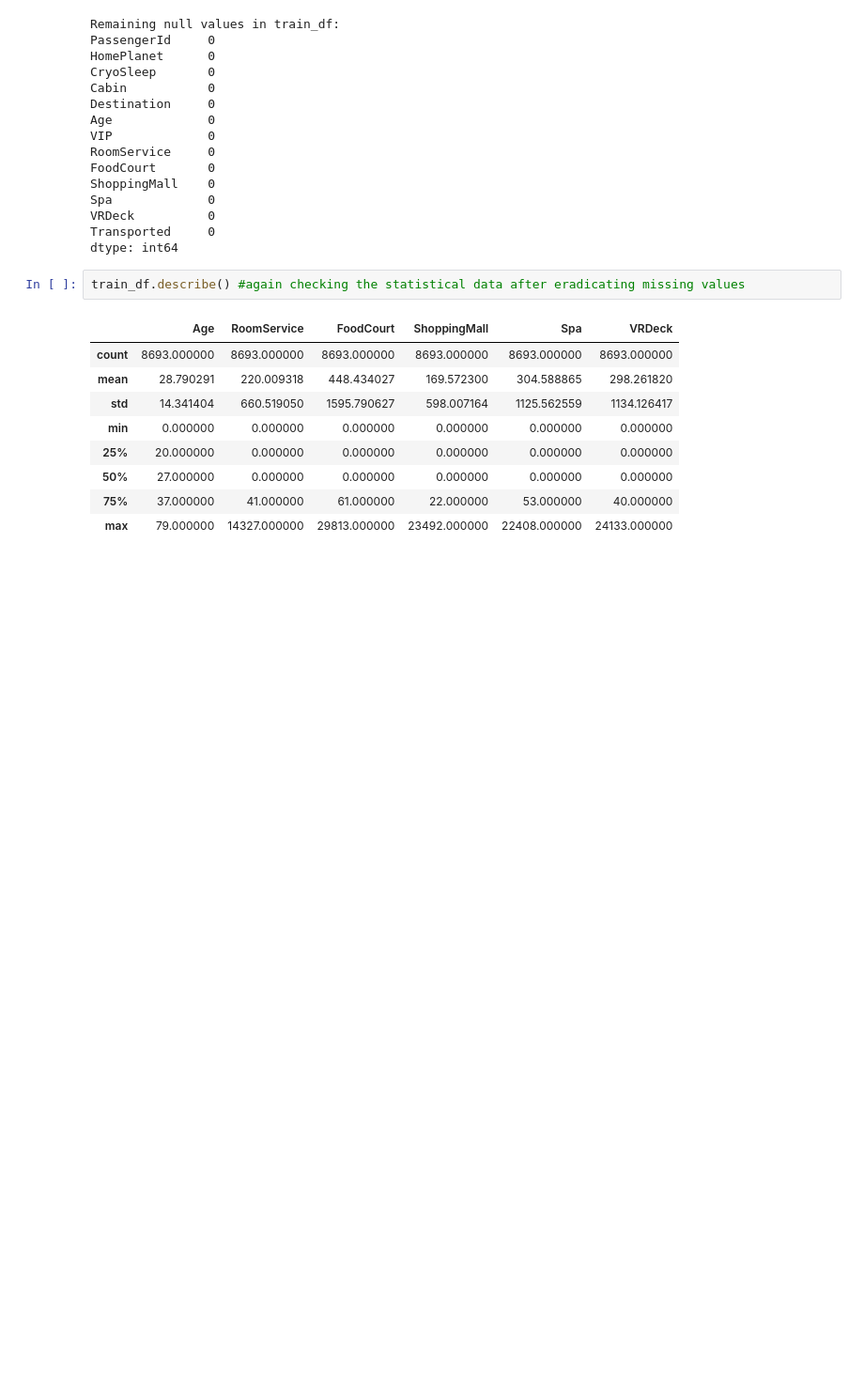
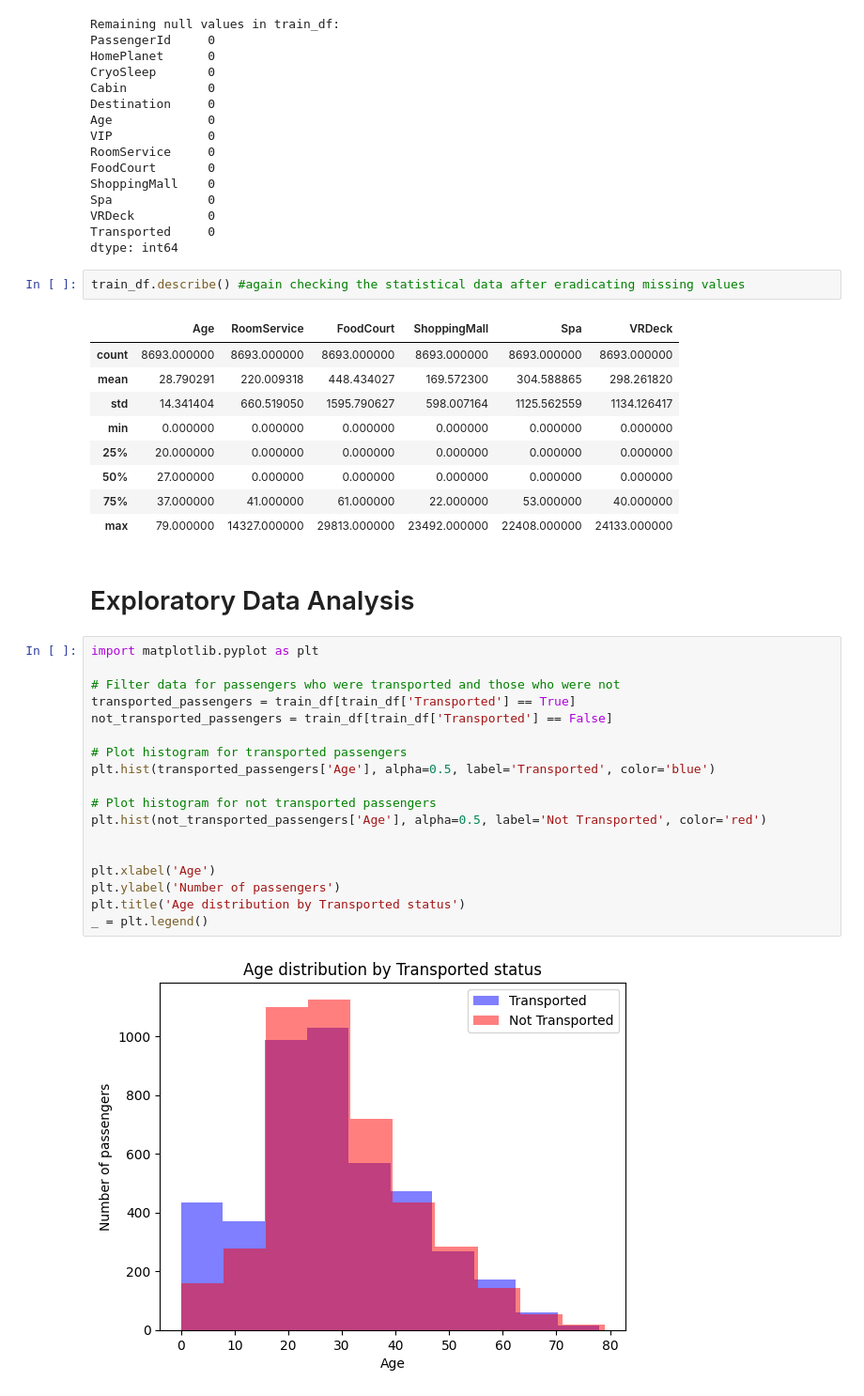
Before and after one commit to 7PAM2015-0105-2023-TEAM17/Kaggle-Challenge-Team-17, a Jupyter notebook: kaggle_Challenge_TEAM_17.ipynb, the cells around one changed output. Shown at 94% size. Drawn from its saved outputs; the diff is of its cells as text; blank space fills up the shorter version.

```diff
--- a/kaggle_Challenge_TEAM_17.ipynb
+++ b/kaggle_Challenge_TEAM_17.ipynb
@@ -164,3 +164,25 @@ train_df.describe() #again checking the statistical data after eradicating missi
 | 50% | 27.000000 | 0.000000 | 0.000000 | 0.000000 | 0.000000 | 0.000000 |
 | 75% | 37.000000 | 41.000000 | 61.000000 | 22.000000 | 53.000000 | 40.000000 |
 | max | 79.000000 | 14327.000000 | 29813.000000 | 23492.000000 | 22408.000000 | 24133.000000 |
+# %% [markdown]
+# Exploratory Data Analysis
+# %%
+import matplotlib.pyplot as plt
+
+# Filter data for passengers who were transported and those who were not
+transported_passengers = train_df[train_df['Transported'] == True]
+not_transported_passengers = train_df[train_df['Transported'] == False]
+
+# Plot histogram for transported passengers
+plt.hist(transported_passengers['Age'], alpha=0.5, label='Transported', color='blue')
+
+# Plot histogram for not transported passengers
+plt.hist(not_transported_passengers['Age'], alpha=0.5, label='Not Transported', color='red')
+
+
+plt.xlabel('Age')
+plt.ylabel('Number of passengers')
+plt.title('Age distribution by Transported status')
+_ = plt.legend()
+# %% [output]
+[figure, added]
```
Also changed, not shown: parts of 5 cells of this notebook.
